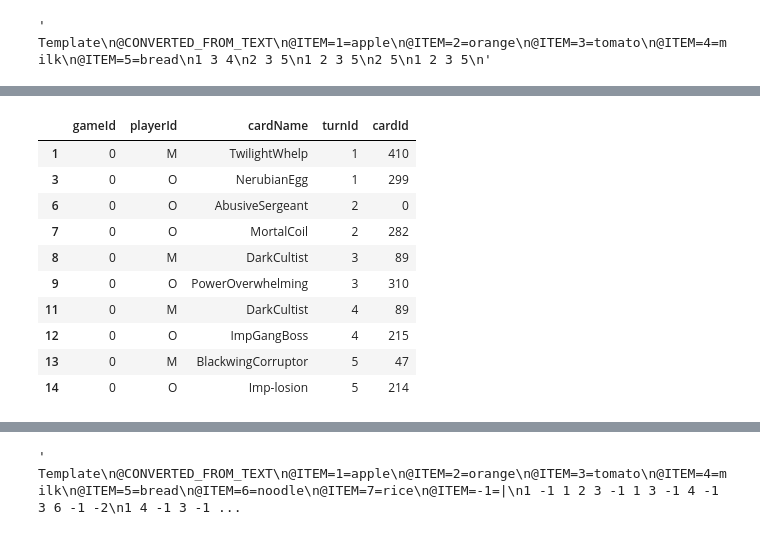
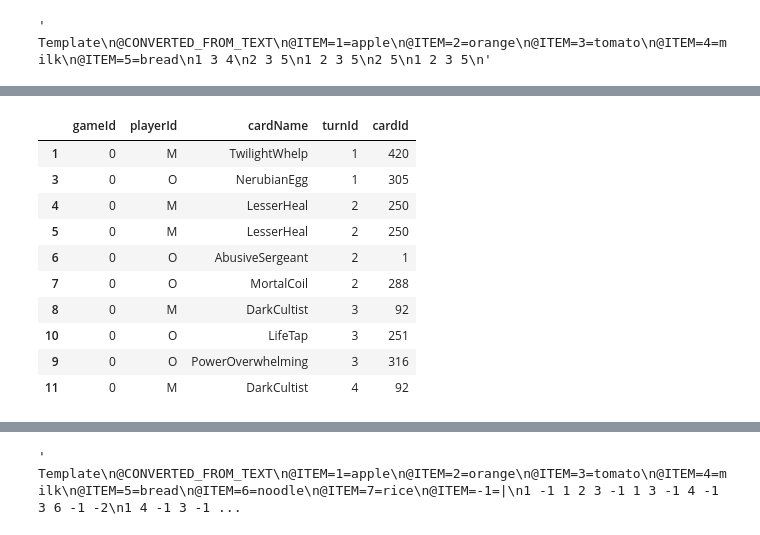
Before and after one commit to Siriusval/artificial_intelligence_tp, a Jupyter notebook: TP2_HS/TP2_HS_data.ipynb, the cells around one changed output, grey strips where cells are left out. Drawn from its saved outputs; the diff is of its cells as text; code cells hidden in the pictures.

```diff
--- a/TP2_HS/TP2_HS_data.ipynb
+++ b/TP2_HS/TP2_HS_data.ipynb
@@ -95,3 +115,7 @@ uniqueCards[:10]
 array(['TwilightWhelp', 'NerubianEgg', 'LesserHeal', 'AbusiveSergeant',
        'MortalCoil', 'DarkCultist', 'PowerOverwhelming', 'LifeTap',
        'ImpGangBoss', 'BlackwingCorruptor'], dtype=object)
+# %%
+# Sort alphabetically
+uniqueCards.sort()
+uniqueCards[:10]
@@ -102,5 +149,0 @@ uniqueCards.size
-# %%
-# Exclude champions power
-powers = ["ArmorUp!","DaggerMastery","Fireblast","LesserHeal","LifeTap","Reinforce","Shapeshift","SteadyShot","TotemicCall"]
-uniqueCards = np.setdiff1d(uniqueCards,powers)
-uniqueCards[:10]
@@ -188,7 +230,3 @@ deckDf
 | 7437 | 206 | O | TruesilverChampion | 12 |
 | 7438 | 206 | O | Reinforce | 12 |
 7439 rows × 4 columns
-# %%
-# Sort to get deck 1 then 2, then 3...
-deckDf = deckDf.sort_values(by=['gameId', 'playerId'])
-deckDf.head()
@@ -226,5 +257,8 @@ i
 # %%
 # add cards id
-deckDf["cardId"]  = deckDf.apply(lambda row: np.where(uniqueCards == row["cardName"])[0][0], axis=1)
+# /!\ ITEM MUST START WITH 1 instead of 0 -> offset/!\
+offset = 1
+
+deckDf["cardId"]  = deckDf.apply(lambda row: np.where(uniqueCards == row["cardName"])[0][0]+offset, axis=1)
 deckDf.head()
 # %% [output]
@@ -326,16 +455,19 @@ sequentialDf.head()
 # %%
 # Sort by gameId then turnId
-sequentialDf = sequentialDf.sort_values(by=['gameId', 'turnId','playerId'])
+# we want one game by line and
+# get one itemset for each player turn, cards ordered ascending
+
+sequentialDf = sequentialDf.sort_values(by=['gameId', 'turnId','playerId','cardId'])
 sequentialDf.head(10)
 # %% [output]
 |  | gameId | playerId | cardName | turnId | cardId |
-| 1 | 0 | M | TwilightWhelp | 1 | 410 |
-| 3 | 0 | O | NerubianEgg | 1 | 299 |
-| 6 | 0 | O | AbusiveSergeant | 2 | 0 |
-| 7 | 0 | O | MortalCoil | 2 | 282 |
-| 8 | 0 | M | DarkCultist | 3 | 89 |
-| 9 | 0 | O | PowerOverwhelming | 3 | 310 |
-| 11 | 0 | M | DarkCultist | 4 | 89 |
-| 12 | 0 | O | ImpGangBoss | 4 | 215 |
-| 13 | 0 | M | BlackwingCorruptor | 5 | 47 |
-| 14 | 0 | O | Imp-losion | 5 | 214 |
+| 1 | 0 | M | TwilightWhelp | 1 | 420 |
+| 3 | 0 | O | NerubianEgg | 1 | 305 |
+| 4 | 0 | M | LesserHeal | 2 | 250 |
+| 5 | 0 | M | LesserHeal | 2 | 250 |
+| 6 | 0 | O | AbusiveSergeant | 2 | 1 |
+| 7 | 0 | O | MortalCoil | 2 | 288 |
+| 8 | 0 | M | DarkCultist | 3 | 92 |
+| 10 | 0 | O | LifeTap | 3 | 251 |
+| 9 | 0 | O | PowerOverwhelming | 3 | 316 |
+| 11 | 0 | M | DarkCultist | 4 | 92 |
```
Also changed, not shown: parts of 56 cells of this notebook, 7 other files.
